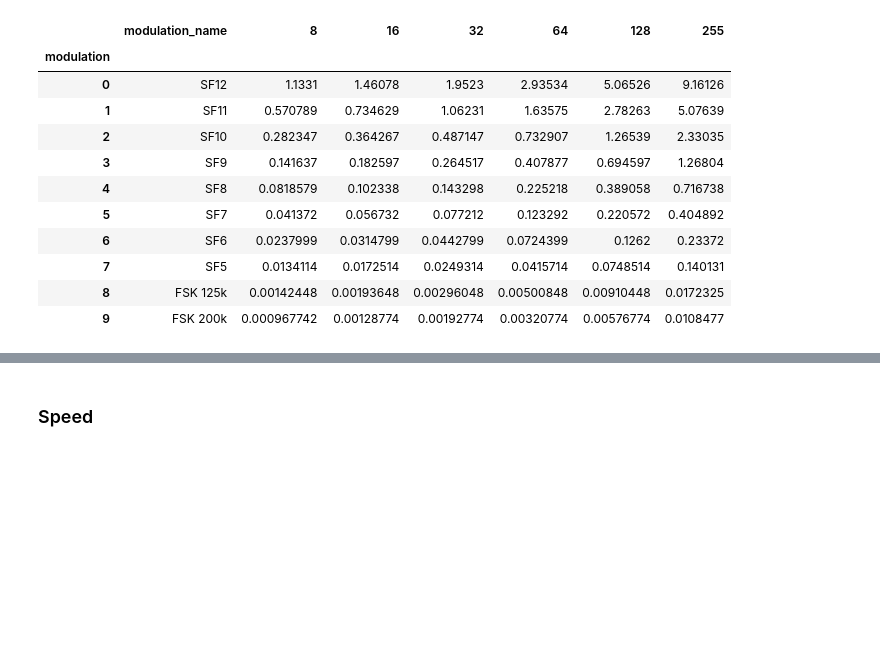
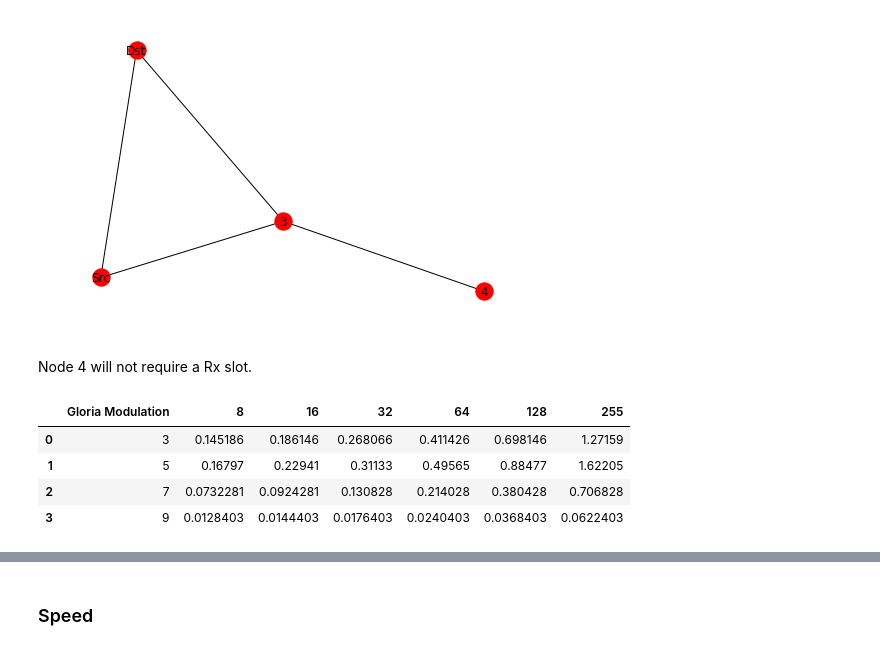
Before and after one commit to Atokulus/flora_tools, a Jupyter notebook: flora_tools/analysis/analyze_gloria.ipynb, the cells around one changed output, grey strips where cells are left out. Drawn from its saved outputs; the diff is of its cells as text; code cells hidden in the pictures; blank space fills up the shorter version.

```diff
--- a/flora_tools/analysis/analyze_gloria.ipynb
+++ b/flora_tools/analysis/analyze_gloria.ipynb
@@ -13,8 +12,9 @@ if nb_dir not in sys.path:
     sys.path.append(nb_dir)
 # %%
 import pandas as pd
-
-from flora_tools.radio_configuration import RadioConfiguration
-from flora_tools.gloria_math import GloriaMath
+import flora_tools.lwb_slot as lwb_slot
+from flora_tools.lwb_slot import LWBSlot
 
 payloads = [8, 16, 32, 64, 128, 255]
+
+payload_strings = [str(i) for i in payloads]
@@ -23,27 +88,41 @@ payloads = [8, 16, 32, 64, 128, 255]
+# %%
+import matplotlib.pyplot as plt
+import networkx as nx
+
+G = nx.Graph()
+
+plt.figure()
+
+G.add_nodes_from(["Src", "Dst", "3", "4"])
+G.add_edges_from([("Src", "Dst"), ("Src", "3"), ("Dst", "3"), ("3", "4")])
+
+nx.draw(G, with_labels=True)
+
+plt.show()
+# %% [output]
+[figure, added]
+# %% [markdown]
+Node 4 will not require a Rx slot.
 # %%
-columns = ['modulation_name']
-columns.extend([str(i) for i in payloads])
+columns = ["Gloria Modulation"]
+columns.extend(payload_strings)
 
-rx_df = pd.DataFrame(columns=columns)
-rx_df.index.name = 'modulation'
+lwb_slot_time = pd.DataFrame(columns=columns)
 
-for i in range(0, 10):
-    item = [RadioConfiguration(i).modulation_name]
+for i in range(len(lwb_slot.MODULATIONS)):
+    item = [lwb_slot.MODULATIONS[i]]
     for j in payloads:
-        item.append(GloriaMath().calculate_total_rx_time(i, j))
-    rx_df.loc[i] = item
+        slot = LWBSlot.create_empty_slot(i, payload=j, acked=False)
 
-rx_df.style
+        total_time = slot.total_time
+
+        item.append(total_time)
+    lwb_slot_time.loc[i] = item
+
+lwb_slot_time.style
 # %% [output]
-|  | modulation_name | 8 | 16 | 32 | 64 | 128 | 255 |
-| modulation |  |  |  |  |  |  |  |
-| 0 | SF12 | 1.1331 | 1.46078 | 1.9523 | 2.93534 | 5.06526 | 9.16126 |
-| 1 | SF11 | 0.570789 | 0.734629 | 1.06231 | 1.63575 | 2.78263 | 5.07639 |
-| 2 | SF10 | 0.282347 | 0.364267 | 0.487147 | 0.732907 | 1.26539 | 2.33035 |
-| 3 | SF9 | 0.141637 | 0.182597 | 0.264517 | 0.407877 | 0.694597 | 1.26804 |
-| 4 | SF8 | 0.0818579 | 0.102338 | 0.143298 | 0.225218 | 0.389058 | 0.716738 |
-| 5 | SF7 | 0.041372 | 0.056732 | 0.077212 | 0.123292 | 0.220572 | 0.404892 |
-| 6 | SF6 | 0.0237999 | 0.0314799 | 0.0442799 | 0.0724399 | 0.1262 | 0.23372 |
-| 7 | SF5 | 0.0134114 | 0.0172514 | 0.0249314 | 0.0415714 | 0.0748514 | 0.140131 |
-| 8 | FSK 125k | 0.00142448 | 0.00193648 | 0.00296048 | 0.00500848 | 0.00910448 | 0.0172325 |
-| 9 | FSK 200k | 0.000967742 | 0.00128774 | 0.00192774 | 0.00320774 | 0.00576774 | 0.0108477 |
+|  | Gloria Modulation | 8 | 16 | 32 | 64 | 128 | 255 |
+| 0 | 3 | 0.145186 | 0.186146 | 0.268066 | 0.411426 | 0.698146 | 1.27159 |
+| 1 | 5 | 0.16797 | 0.22941 | 0.31133 | 0.49565 | 0.88477 | 1.62205 |
+| 2 | 7 | 0.0732281 | 0.0924281 | 0.130828 | 0.214028 | 0.380428 | 0.706828 |
+| 3 | 9 | 0.0128403 | 0.0144403 | 0.0176403 | 0.0240403 | 0.0368403 | 0.0622403 |
```
Also changed, not shown: parts of 26 cells of this notebook, 5 other files.
